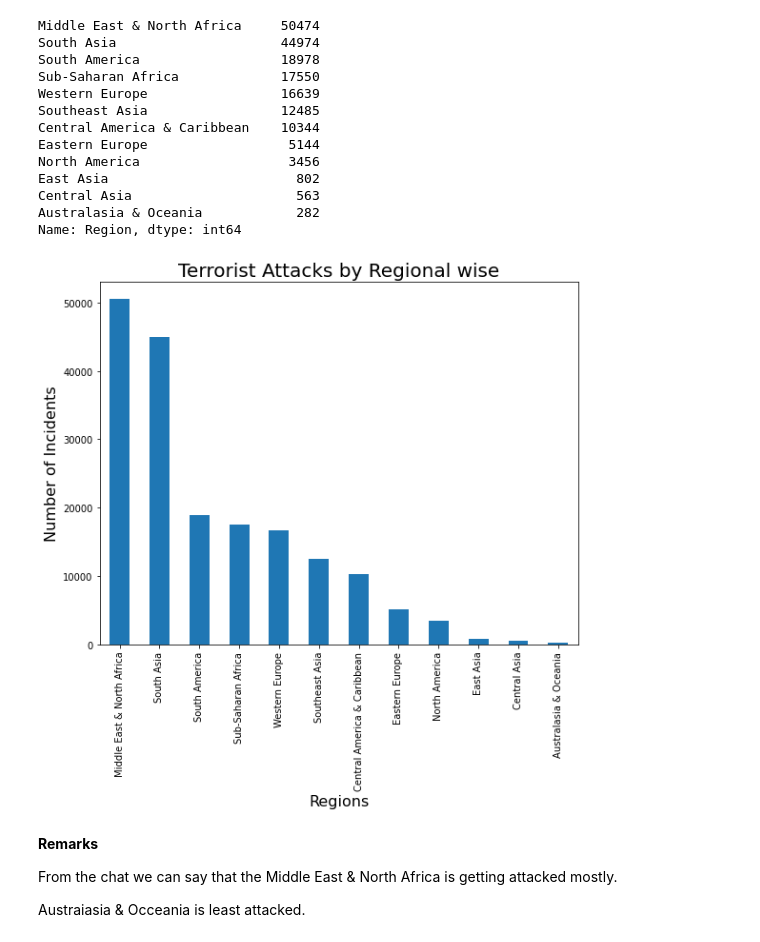
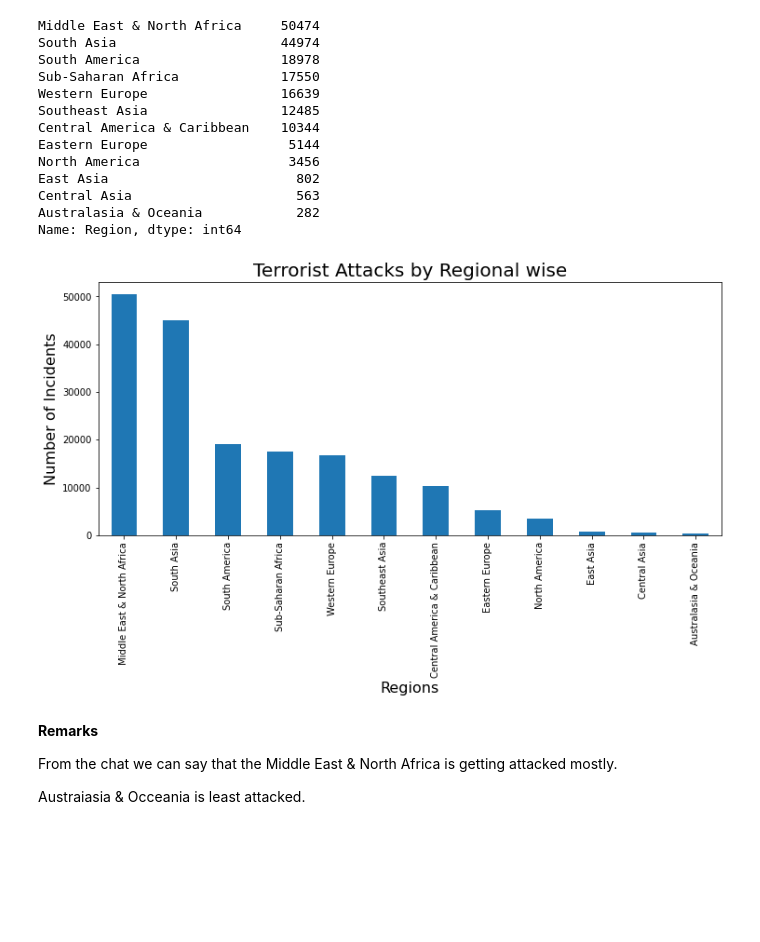
Before and after one commit to Narayan718/Global-Terrorism-Analysis, a Jupyter notebook: Global_Terrorism_Analysis.ipynb, the cells around one changed output. Drawn from its saved outputs; the diff is of its cells as text; code cells hidden in the pictures; blank space fills up the shorter version.

```diff
--- a/Global_Terrorism_Analysis.ipynb
+++ b/Global_Terrorism_Analysis.ipynb
@@ -384,15 +372,15 @@ Australasia & Oceania            282
 Name: Region, dtype: int64
 # %%
 #Plotting the data of regional wise attacks
-fig = plt.figure(figsize=(9,7))
+fig = plt.figure(figsize=(12, 5))
 ax = fig.gca()
 region.plot(kind='bar', ax=ax)
 ax.set_title("Terrorist Attacks by Regional wise", size=20)
 ax.set_xlabel("Regions", size=16)
 ax.set_ylabel("Number of Incidents", size=16)
 plt.show()
 # %% [output]
-[figure, old version]
+[figure, new version]
 # %% [markdown]
 **Remarks**
 
```
Also changed, not shown: parts of 15 cells of this notebook.
